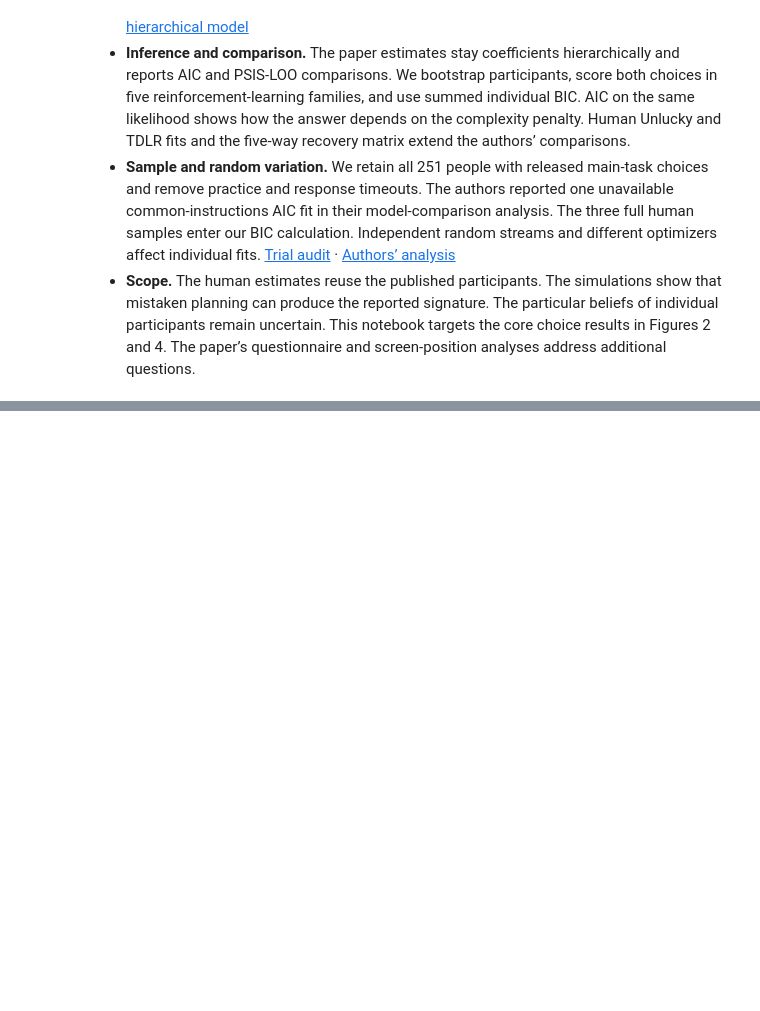
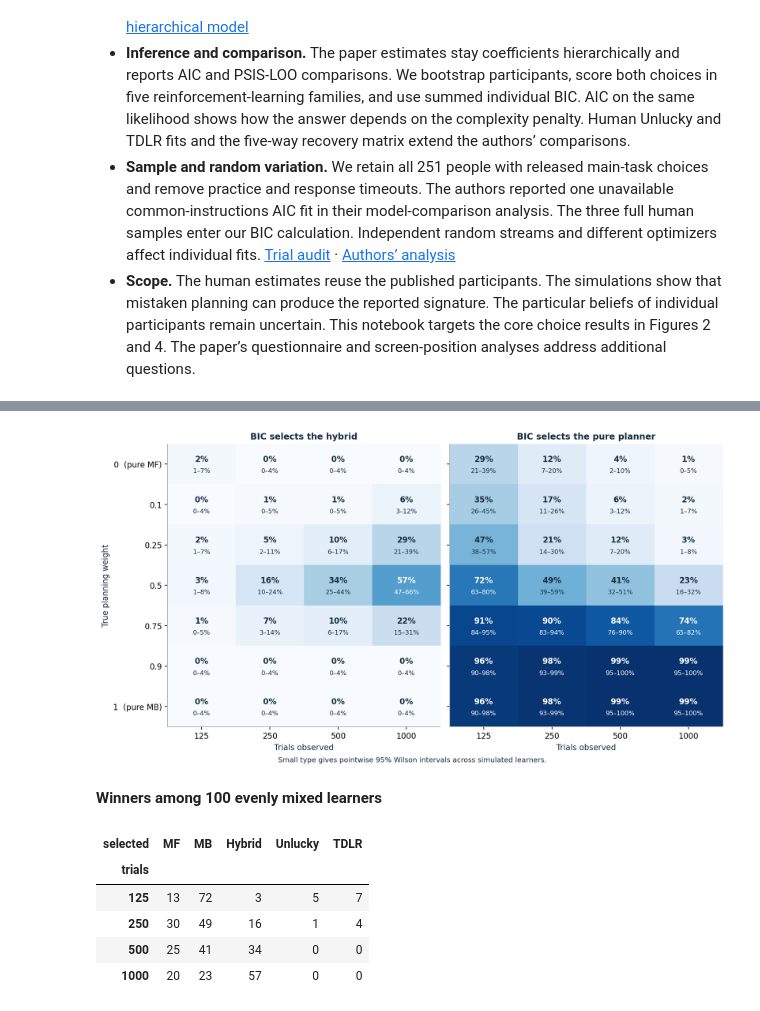
Before and after one commit to hasaam303/cogs118f_final_project, a Jupyter notebook: two_stage_replication.ipynb, the cells around one changed output, grey strips where cells are left out. Cells and saved outputs as stored; diff of their text form; code cells hidden in the pictures; blank space fills up the shorter version.

Commit message:
Test hybrid model recovery across planning weights and trial counts

```diff
--- a/two_stage_replication.ipynb
+++ b/two_stage_replication.ipynb
@@ -375,0 +386,20 @@ display(Markdown(
+# %%
+from replication.hybrid_recovery import run_grid, selection_rates
+
+grid = run_grid(jobs=JOBS, refresh=REFIT)
+rates = selection_rates(grid)
+rates.to_csv(OUT / "hybrid_recovery_rates.csv", index=False, lineterminator="\n")
+figure(plots.hybrid_recovery_grid(rates), "hybrid_recovery_grid.png")
+
+balanced = rates[rates.weight.eq(.5)].pivot(index="trials", columns="selected", values="wins")
+display(Markdown("**Winners among 100 evenly mixed learners**"))
+display(balanced[list(a.FAMILIES)])
+# %% [output]
+[figure, added]
+**Winners among 100 evenly mixed learners**
+| selected | MF | MB | Hybrid | Unlucky | TDLR |
+| trials |  |  |  |  |  |
+| 125 | 13 | 72 | 3 | 5 | 7 |
+| 250 | 30 | 49 | 16 | 1 | 4 |
+| 500 | 25 | 41 | 34 | 0 | 0 |
+| 1000 | 20 | 23 | 57 | 0 | 0 |
```
Also changed, not shown: parts of 2 cells of this notebook, 7 other files.
